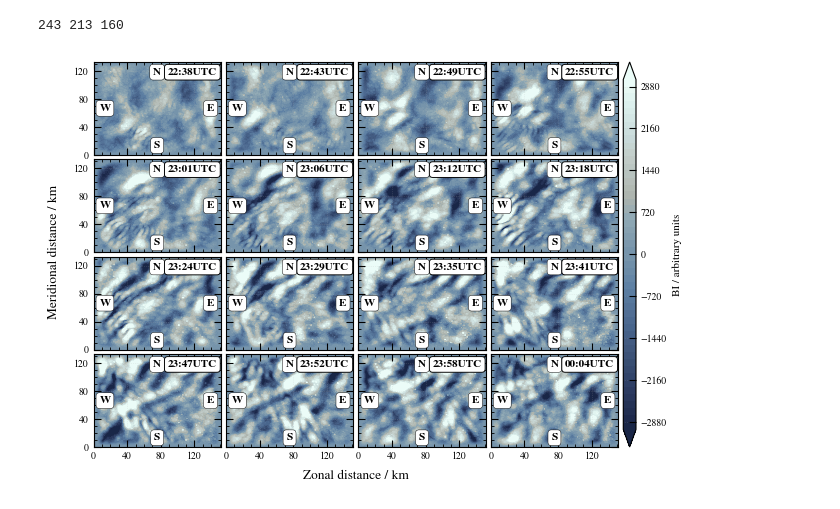
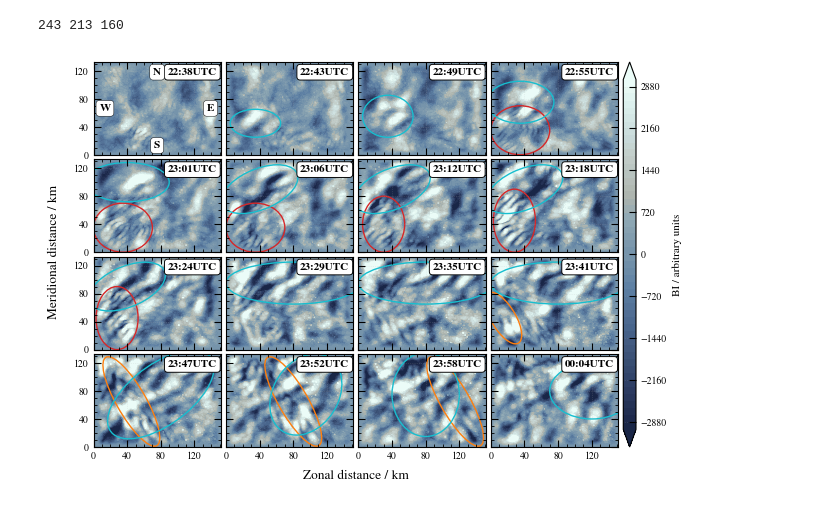
Before and after one commit to Waveguyde/WAVEGUISE, a Jupyter notebook: notebooks/30_3D_AMTM_overview.ipynb, the cells around one changed output. Cells and saved outputs as stored; diff of their text form; code cells hidden in the pictures.

```diff
--- a/notebooks/30_3D_AMTM_overview.ipynb
+++ b/notebooks/30_3D_AMTM_overview.ipynb
@@ -17,6 +18,17 @@ import matplotlib.colors as mcolors
 import pylops
 
 plt.style.use("../latex_default_AMT.mplstyle")
+# %%
+def add_ellipse(ax, x, y, r_major, r_minor=None, angle=0,
+                color="k", lw=1.5, ls="-", **kwargs):
+
+    if r_minor is None:
+        r_minor = r_major
+
+    ellipse = Ellipse((x, y), width=2*r_major, height=2*r_minor, angle=angle, fill=False, edgecolor=color, linewidth=lw, linestyle=ls, **kwargs)
+
+    ax.add_patch(ellipse)
+    return ellipse
 # %%
 data_path = '/project/meteo/work/Robert.Reichert/data/AMTM/Rio_Grande/2018/201805/AMTM_BI_20180516-2137.nc'
 ds = xr.open_dataset(data_path)
@@ -53,40 +65,72 @@ ax = np.empty((4, 4), dtype=object)
 
 for i in range(4):
     for j in range(4):
         ax[i, j] = fig.add_subplot(gs[i, j])
         plot_field = ax[i,j].contourf(x,y,airglow[:,:,int(time_indexes[i*4+j])],levels=BI_lev,extend='both',cmap=nlc)
         # y-Ticklabels nur in der linken Spalte
         if j > 0:
             ax[i, j].tick_params(labelleft=False)
         # x-Ticklabels nur in der unteren Zeile
         if i < 3:
             ax[i, j].tick_params(labelbottom=False)
 
 cax = fig.add_subplot(gs[:, 4])
 cbar = fig.colorbar(plot_field,cax=cax,orientation='vertical',pad=0.05,label='BI / arbitrary units',spacing='uniform')
 
 for i in range(4):
     for j in range(4):
 
         ax[i,j].yaxis.set_major_locator(MultipleLocator(40))
         ax[i,j].yaxis.set_minor_locator(AutoMinorLocator())
         ax[i,j].xaxis.set_major_locator(MultipleLocator(40))
         ax[i,j].xaxis.set_minor_locator(AutoMinorLocator())
+        ax[i,j].set_xlim([x[0],x[-1]])
+        ax[i,j].set_ylim([y[0],y[-1]])
 
-        ax[i,j].text(0.5, 0.89, 'N', verticalalignment='center', horizontalalignment='center', transform=ax[i,j].transAxes,
-                                        weight='bold', bbox={"boxstyle" : "round", "lw":0.33, "facecolor":"white", "edgecolor":"black"})
-        ax[i,j].text(0.5, 0.1, 'S', verticalalignment='center', horizontalalignment='center', transform=ax[i,j].transAxes,
-                                        weight='bold', bbox={"boxstyle" : "round", "lw":0.33, "facecolor":"white", "edgecolor":"black"})
-        ax[i,j].text(0.09, 0.5, 'W', verticalalignment='center', horizontalalignment='center', transform=ax[i,j].transAxes,
-                                        weight='bold', bbox={"boxstyle" : "round", "lw":0.33, "facecolor":"white", "edgecolor":"black"})
-        ax[i,j].text(0.92, 0.5, 'E', verticalalignment='center', horizontalalignment='center', transform=ax[i,j].transAxes,
-                                        weight='bold', bbox={"boxstyle" : "round", "lw":0.33, "facecolor":"white", "edgecolor":"black"})
         ax[i,j].text(0.97, 0.89, str(BI['time'].isel(time=int(time_indexes[i*ax.shape[1]+j])).values)[11:16]+'UTC', verticalalignment='center', horizontalalignment='right', transform=ax[i,j].transAxes,
                                         weight='bold', bbox={"boxstyle" : "round", "lw":0.67, "facecolor":"white", "edgecolor":"black"})
+
+ax[0,0].text(0.5, 0.89, 'N', verticalalignment='center', horizontalalignment='center', transform=ax[0,0].transAxes,
+                                weight='bold', bbox={"boxstyle" : "round", "lw":0.33, "facecolor":"white", "edgecolor":"black"})
+ax[0,0].text(0.5, 0.1, 'S', verticalalignment='center', horizontalalignment='center', transform=ax[0,0].transAxes,
+                                weight='bold', bbox={"boxstyle" : "round", "lw":0.33, "facecolor":"white", "edgecolor":"black"})
+ax[0,0].text(0.09, 0.5, 'W', verticalalignment='center', horizontalalignment='center', transform=ax[0,0].transAxes,
+                                weight='bold', bbox={"boxstyle" : "round", "lw":0.33, "facecolor":"white", "edgecolor":"black"})
+ax[0,0].text(0.92, 0.5, 'E', verticalalignment='center', horizontalalignment='center', transform=ax[0,0].transAxes,
+                                weight='bold', bbox={"boxstyle" : "round", "lw":0.33, "facecolor":"white", "edgecolor":"black"})
+
 
 fig.supylabel("Meridional distance / km", x=0.06)
 fig.supxlabel("Zonal distance / km", y=0.04)
 
-plt.savefig('./figures/AMTM_overview.png', dpi=300, bbox_inches="tight", pad_inches=0.03)
+add_ellipse(ax[0,3], 35, 35, 35, color="tab:red", lw=1)
+add_ellipse(ax[1,0], 35, 35, 35, color="tab:red", lw=1)
+add_ellipse(ax[1,1], 35, 35, 35, color="tab:red", lw=1)
+add_ellipse(ax[1,2], 30, 40, 40, r_minor=25, angle=90, color="tab:red", lw=1)
+add_ellipse(ax[1,3], 28, 45, 45, r_minor=25, angle=90, color="tab:red", lw=1)
+add_ellipse(ax[2,0], 28, 45, 45, r_minor=25, angle=90, color="tab:red", lw=1)
+
+add_ellipse(ax[2,3], 15, 45, 40, r_minor=15, angle=-65, color="tab:orange", lw=1)
+add_ellipse(ax[3,0], 45, 65, 70, r_minor=18, angle=-65, color="tab:orange", lw=1)
+add_ellipse(ax[3,1], 80, 65, 70, r_minor=18, angle=-65, color="tab:orange", lw=1)
+add_ellipse(ax[3,2], 115, 65, 70, r_minor=18, angle=-65, color="tab:orange", lw=1)
+
+add_ellipse(ax[0,1], 35, 45, 30, r_minor=20, color="tab:cyan", lw=1)
+add_ellipse(ax[0,2], 35, 55, 30, r_minor=30, color="tab:cyan", lw=1)
+add_ellipse(ax[0,3], 35, 75, 40, r_minor=30, color="tab:cyan", lw=1)
+add_ellipse(ax[1,0], 40, 100, 50, r_minor=28, color="tab:cyan", lw=1)
+add_ellipse(ax[1,1], 40, 90, 50, r_minor=28, angle=30, color="tab:cyan", lw=1)
+add_ellipse(ax[1,2], 40, 90, 50, r_minor=28, angle=30, color="tab:cyan", lw=1)
+add_ellipse(ax[1,3], 40, 90, 50, r_minor=28, angle=30, color="tab:cyan", lw=1)
+add_ellipse(ax[2,0], 40, 90, 50, r_minor=28, angle=30, color="tab:cyan", lw=1)
+add_ellipse(ax[2,1], 80, 95, 80, r_minor=30, color="tab:cyan", lw=1)
+add_ellipse(ax[2,2], 80, 95, 80, r_minor=30, color="tab:cyan", lw=1)
+add_ellipse(ax[2,3], 80, 95, 80, r_minor=30, color="tab:cyan", lw=1)
+add_ellipse(ax[3,0], 80, 75, 80, r_minor=40, angle=45, color="tab:cyan", lw=1)
+add_ellipse(ax[3,1], 95, 75, 60, r_minor=40, angle=70, color="tab:cyan", lw=1)
+add_ellipse(ax[3,2], 80, 75, 60, r_minor=40, angle=90, color="tab:cyan", lw=1)
+add_ellipse(ax[3,3], 120, 80, 50, r_minor=40, color="tab:cyan", lw=1)
+
+plt.savefig('./figures/AMTM_overview_v2.png', dpi=300, bbox_inches="tight", pad_inches=0.03)
 # %% [output]
-[figure, old version]
+[figure, new version]
```
Also changed, not shown: parts of 1 cell of this notebook, 50 other files.
